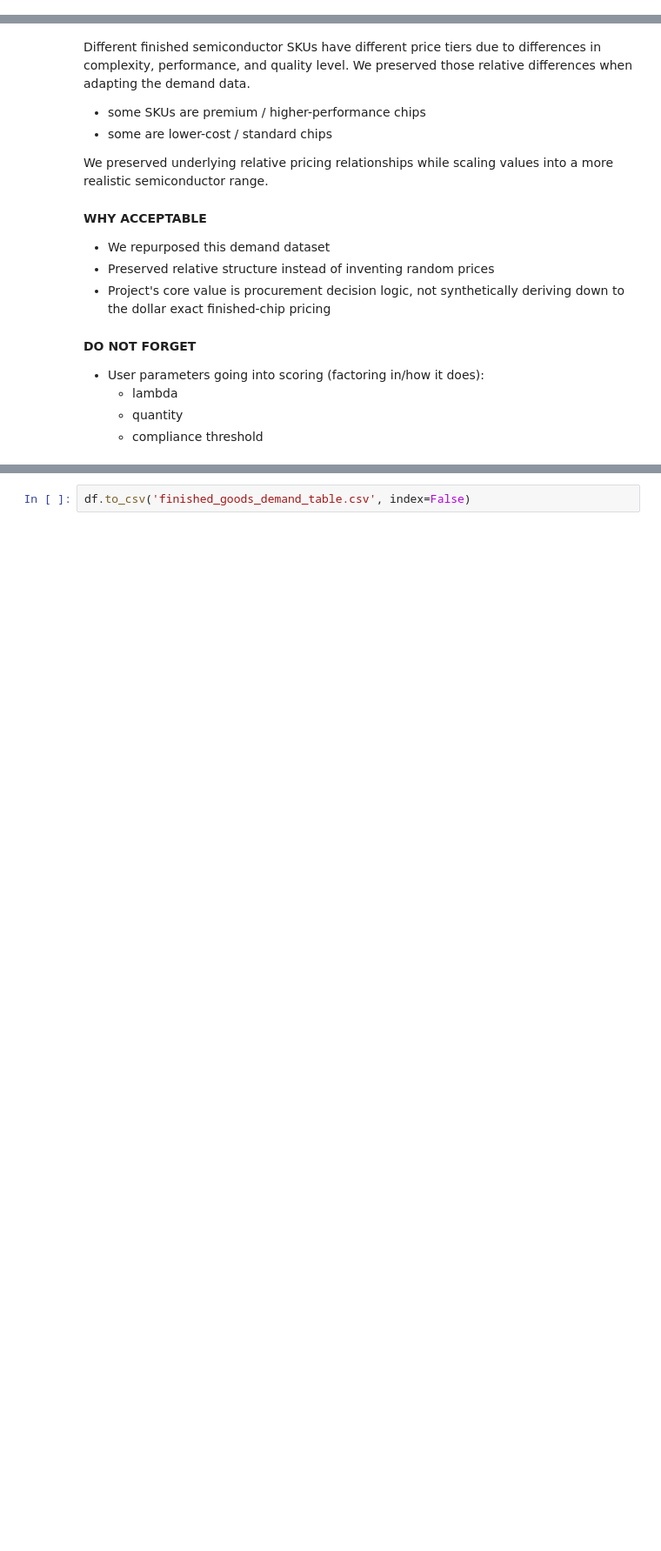
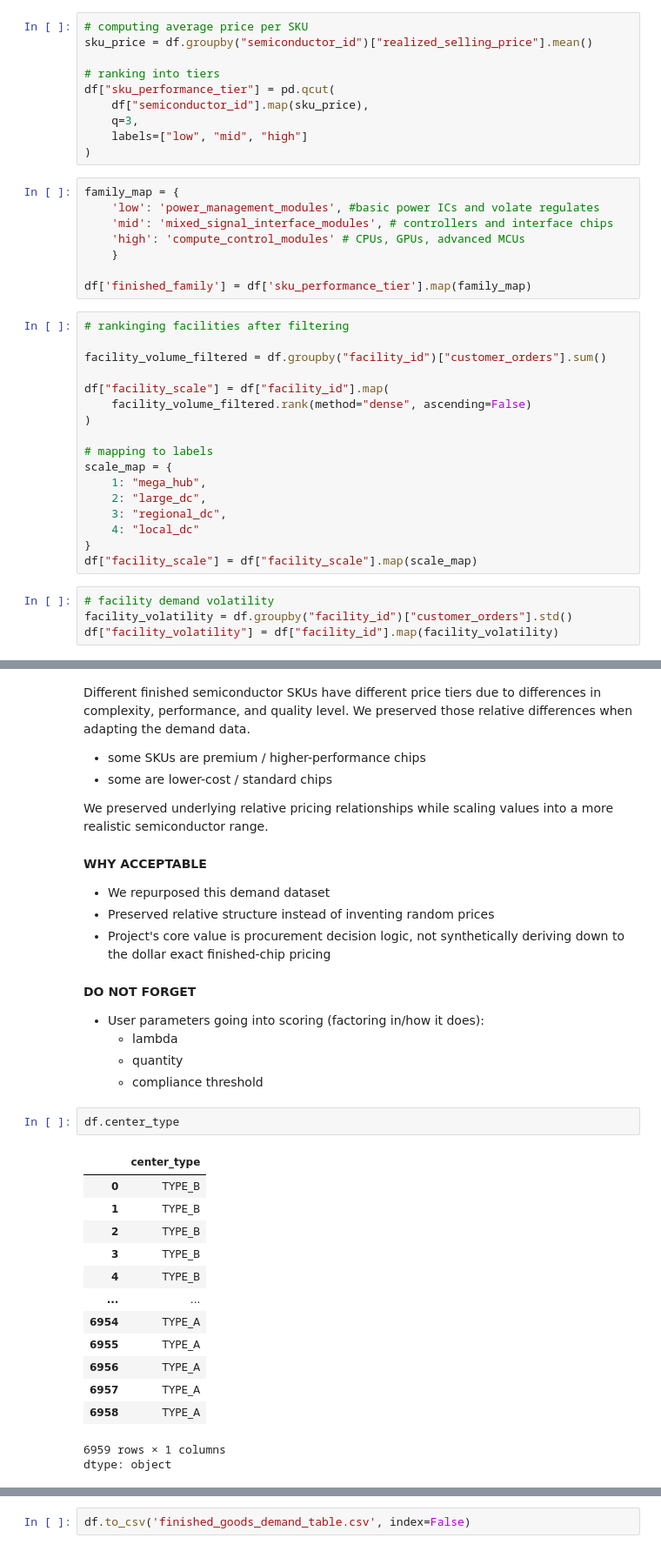
Before and after one commit to jbeck0854/procurement_agent, a Jupyter notebook: scripts/data_cleaning/04_FinishedGoods_Demand_Table.ipynb, the cells around one changed output, grey strips where cells are left out. Shown at 87% size. Cells and saved outputs as stored; diff of their text form; blank space fills up the shorter version.

```diff
--- a/scripts/data_cleaning/04_FinishedGoods_Demand_Table.ipynb
+++ b/scripts/data_cleaning/04_FinishedGoods_Demand_Table.ipynb
@@ -289,0 +317,39 @@ dtype: float64
+# %%
+# computing average price per SKU
+sku_price = df.groupby("semiconductor_id")["realized_selling_price"].mean()
+
+# ranking into tiers
+df["sku_performance_tier"] = pd.qcut(
+    df["semiconductor_id"].map(sku_price),
+    q=3,
+    labels=["low", "mid", "high"]
+)
+# %%
+family_map = {
+    'low': 'power_management_modules', #basic power ICs and volate regulates
+    'mid': 'mixed_signal_interface_modules', # controllers and interface chips
+    'high': 'compute_control_modules' # CPUs, GPUs, advanced MCUs
+    }
+
+df['finished_family'] = df['sku_performance_tier'].map(family_map)
+# %%
+# rankinging facilities after filtering
+
+facility_volume_filtered = df.groupby("facility_id")["customer_orders"].sum()
+
+df["facility_scale"] = df["facility_id"].map(
+    facility_volume_filtered.rank(method="dense", ascending=False)
+)
+
+# mapping to labels
+scale_map = {
+    1: "mega_hub",
+    2: "large_dc",
+    3: "regional_dc",
+    4: "local_dc"
+}
+df["facility_scale"] = df["facility_scale"].map(scale_map)
+# %%
+# facility demand volatility
+facility_volatility = df.groupby("facility_id")["customer_orders"].std()
+df["facility_volatility"] = df["facility_id"].map(facility_volatility)
@@ -358,3 +412,20 @@ Different finished semiconductor SKUs have different price tiers due to differen
   - lambda
   - quantity
   - compliance threshold
+# %%
+df.center_type
+# %% [output]
+|  | center_type |
+| 0 | TYPE_B |
+| 1 | TYPE_B |
+| 2 | TYPE_B |
+| 3 | TYPE_B |
+| 4 | TYPE_B |
+| ... | ... |
+| 6954 | TYPE_A |
+| 6955 | TYPE_A |
+| 6956 | TYPE_A |
+| 6957 | TYPE_A |
+| 6958 | TYPE_A |
+6959 rows × 1 columns
+dtype: object
```
Also changed, not shown: parts of 22 cells of this notebook, 7 other files.
